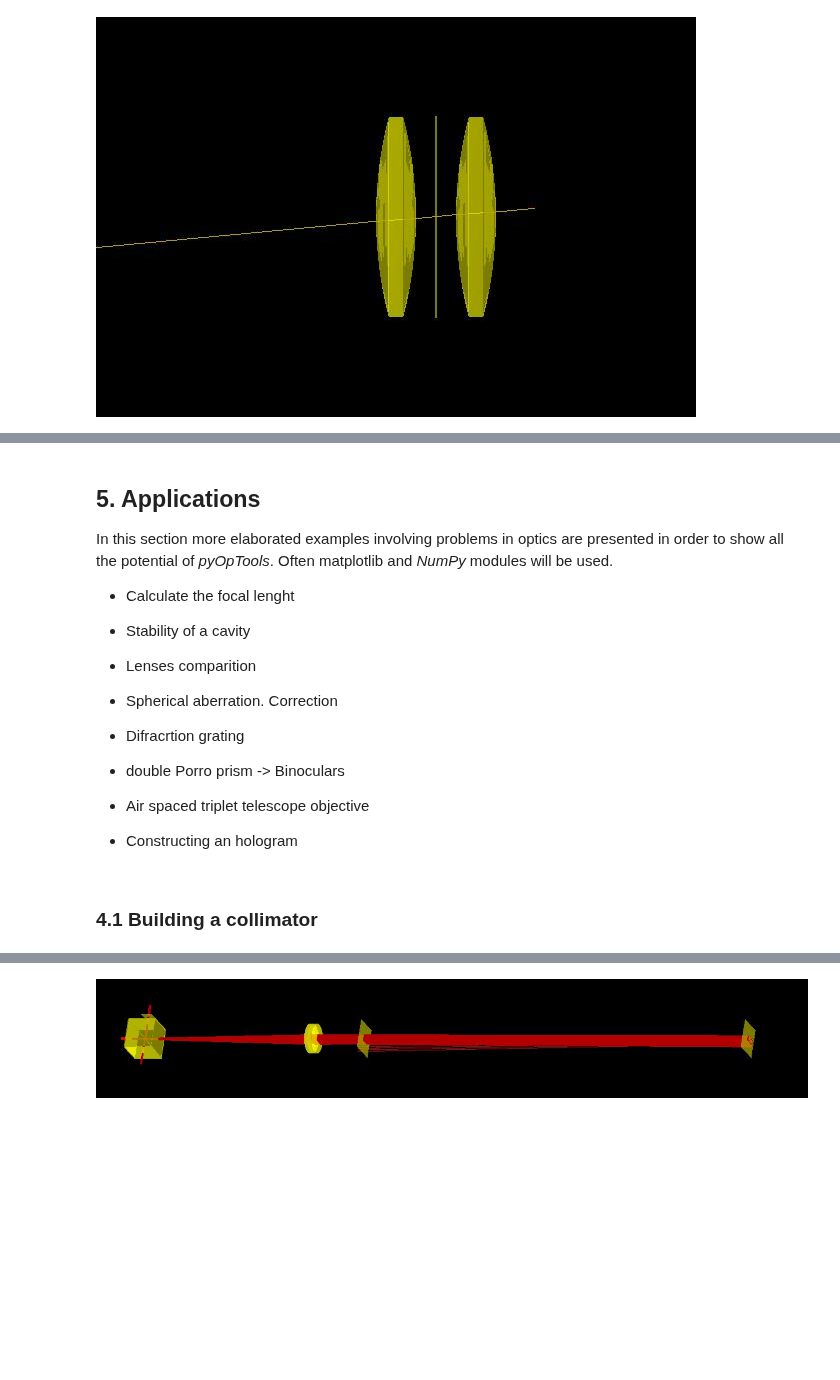
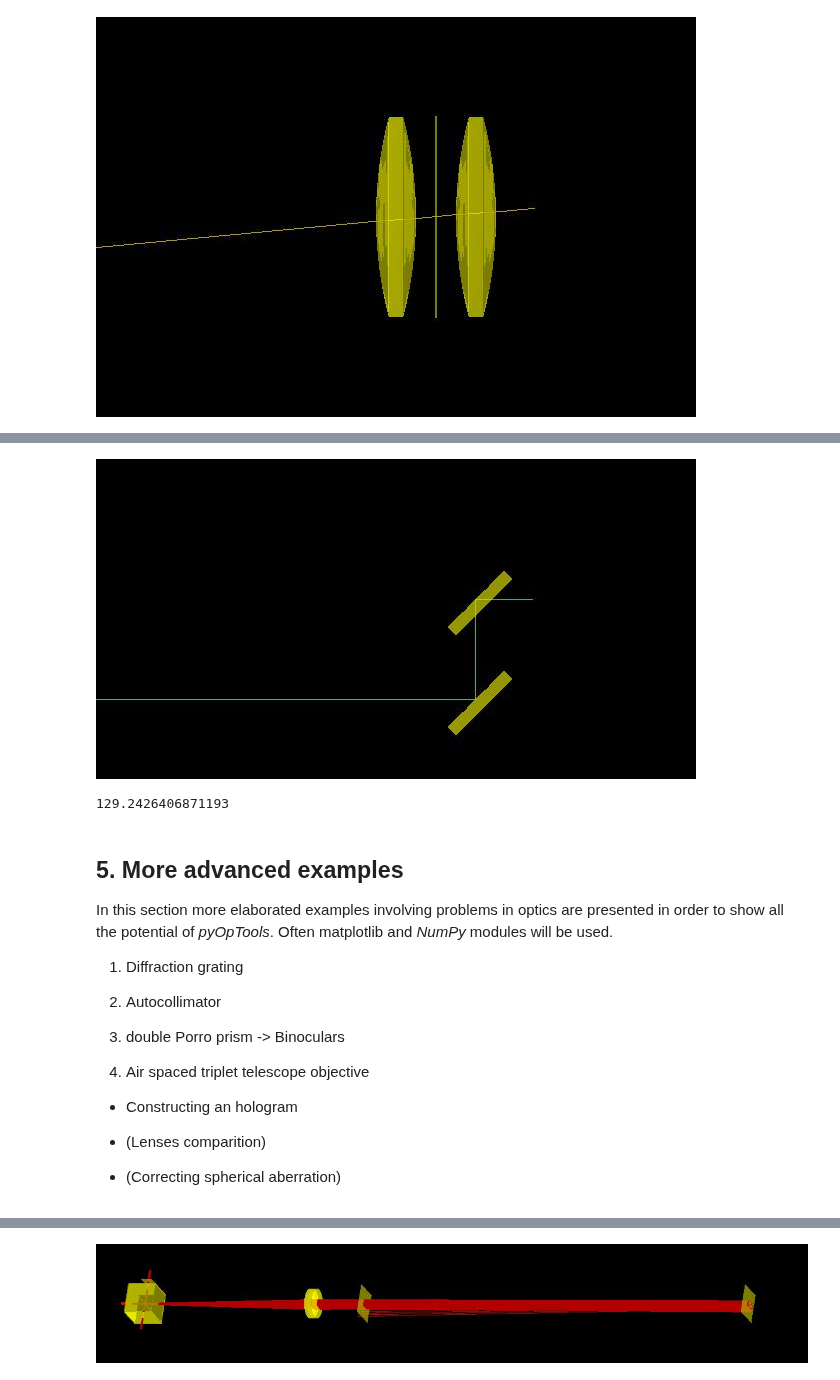
Before and after one commit to cihologramas/pyoptools, a Jupyter notebook: Tutorial.0.ipynb, the cells around one changed output, grey strips where cells are left out. Saved outputs shown, nothing was run; the diff lists cells and outputs as text; code cells hidden in the pictures; blank space fills up the shorter version.

```diff
--- a/Tutorial.0.ipynb
+++ b/Tutorial.0.ipynb
@@ -672,0 +705,19 @@ NameError: name 'meshgrid' is not defined
+# %%
+# Example: Optical path of a ray
+
+M=RectMirror(size= (20,30,3), reflectivity = 1)
+
+S=System(complist=[(M,(0,0,100),(0,pi/4,pi/2)), (M,(0,-25,100),(0,pi/4,pi/2))],n=1)
+
+R=Ray(pos=(0,0,0),dir=(0,0,1),wavelength=.55) #Parent ray
+
+S.ray_add(R)
+S.propagate()
+
+display(Plot3D(S,center=(0,-20,80),size=(150,80),scale=4,rot=[(0,pi/2,0)]))
+
+#R.optical_path()   # Optical path from the origin to the first mirror
+(R.get_final_rays()[0]).optical_path_parent() # Optical path from the origin to the second mirror
+# %% [output]
+[figure, added]
+129.2426406871193
@@ -673,22 +726,18 @@ NameError: name 'meshgrid' is not defined
 # %% [markdown]
-## 5. Applications <a class="anchor" id="5"></a>
+## 5. More advanced examples <a class="anchor" id="5"></a>
 
 In this section more elaborated examples involving problems in optics are presented in order to show all the potential of *pyOpTools*. Often matplotlib and *NumPy* modules will be used.
 
-- Calculate the focal lenght
+1. Diffraction grating
 
-- Stability of a cavity
+2. Autocollimator
 
-- Lenses comparition
+3. double Porro prism -> Binoculars
 
-- Spherical aberration. Correction
-
-- Difracrtion grating
-
-- double Porro prism -> Binoculars
-
-- Air spaced triplet telescope objective
+4. Air spaced triplet telescope objective
 
 - Constructing an hologram
+
+- (Lenses comparition)
+
+- (Correcting spherical aberration)
-# %% [markdown]
-### 4.1 Building a collimator
```
Also changed, not shown: parts of 34 cells of this notebook, 1 other file.
